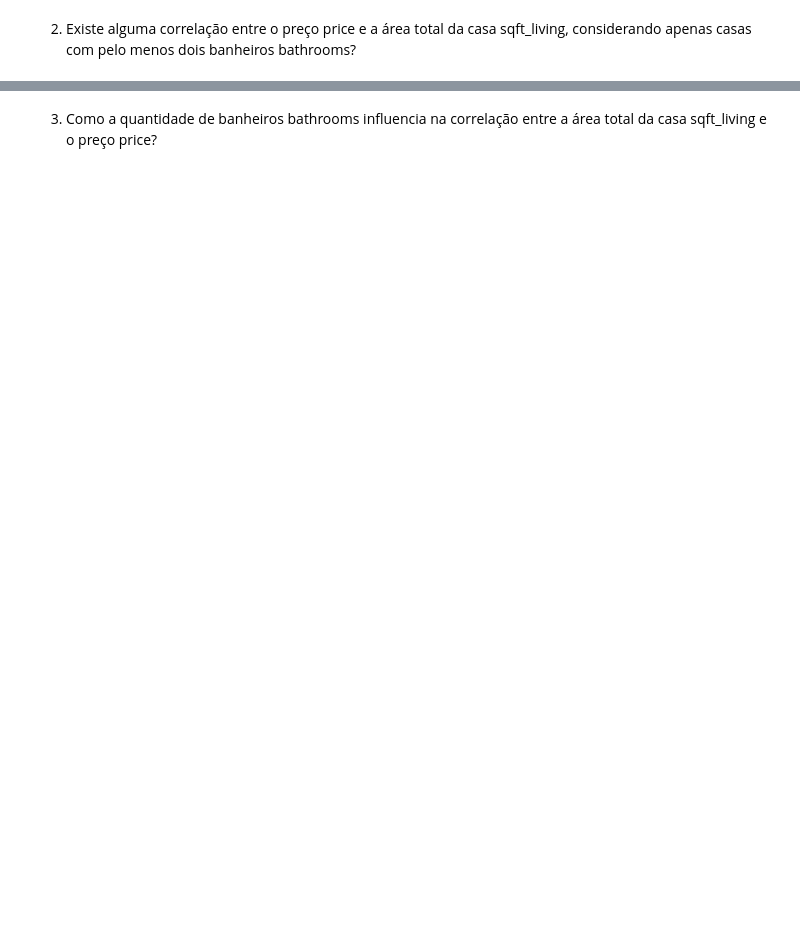
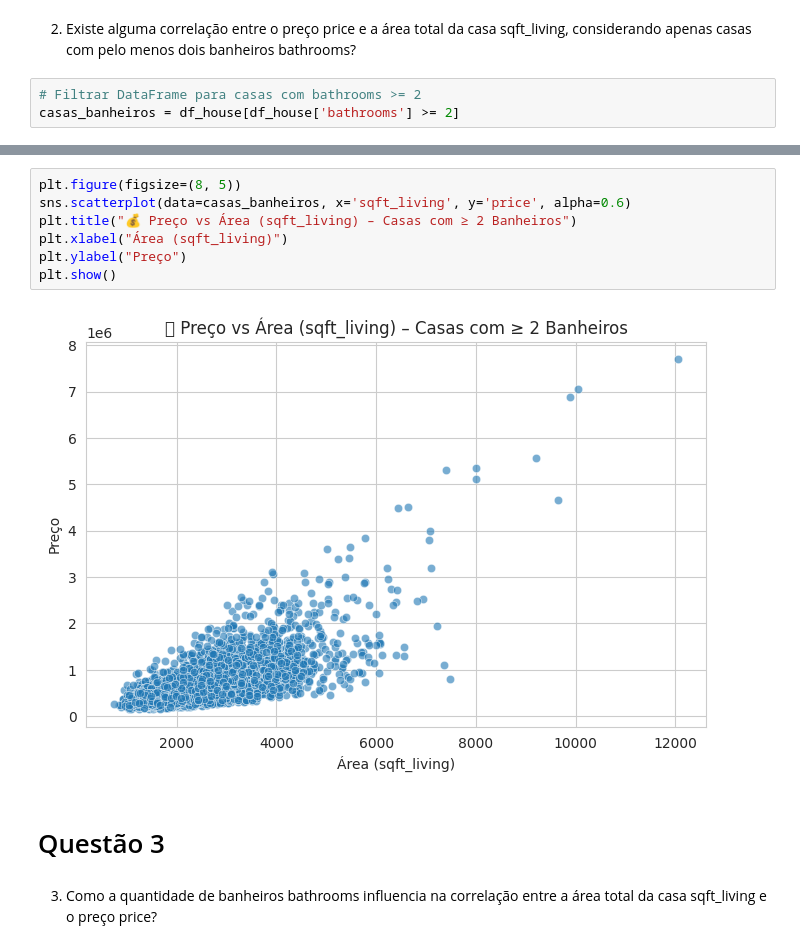
Before and after one commit to CristianaMoura/Desafios_Individuais_DadosWomakersCode, a Jupyter notebook: 6_exer_regressao/atividade_Correlação_Regressão_Cris.ipynb, the cells around one changed output, grey strips where cells are left out. Drawn from its saved outputs; the diff is of its cells as text; blank space fills up the shorter version.

```diff
--- a/6_exer_regressao/atividade_Correlação_Regressão_Cris.ipynb
+++ b/6_exer_regressao/atividade_Correlação_Regressão_Cris.ipynb
@@ -202,3 +142,6 @@ consideramos apenas casas com uma área total sqft_living superior a
 2. Existe alguma correlação entre o preço price e a área total da casa
 sqft_living, considerando apenas casas com pelo menos dois
 banheiros bathrooms?
+# %%
+# Filtrar DataFrame para casas com bathrooms >= 2
+casas_banheiros = df_house[df_house['bathrooms'] >= 2]
@@ -205,3 +154,14 @@ banheiros bathrooms?
+# %%
+plt.figure(figsize=(8, 5))
+sns.scatterplot(data=casas_banheiros, x='sqft_living', y='price', alpha=0.6)
+plt.title("💰 Preço vs Área (sqft_living) – Casas com ≥ 2 Banheiros")
+plt.xlabel("Área (sqft_living)")
+plt.ylabel("Preço")
+plt.show()
+# %% [output]
+[figure, added]
+# %% [markdown]
+#  Questão 3
 # %% [markdown]
 3. Como a quantidade de banheiros bathrooms influencia na correlação
 entre a área total da casa sqft_living e o preço price?
```
Also changed, not shown: parts of 52 cells of this notebook.
